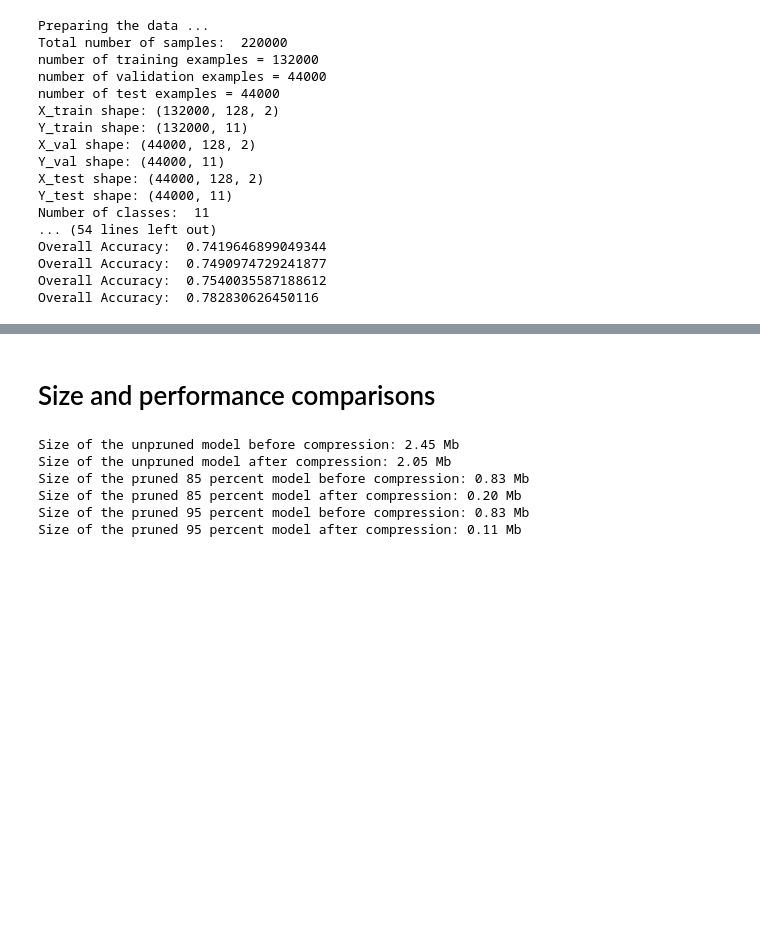
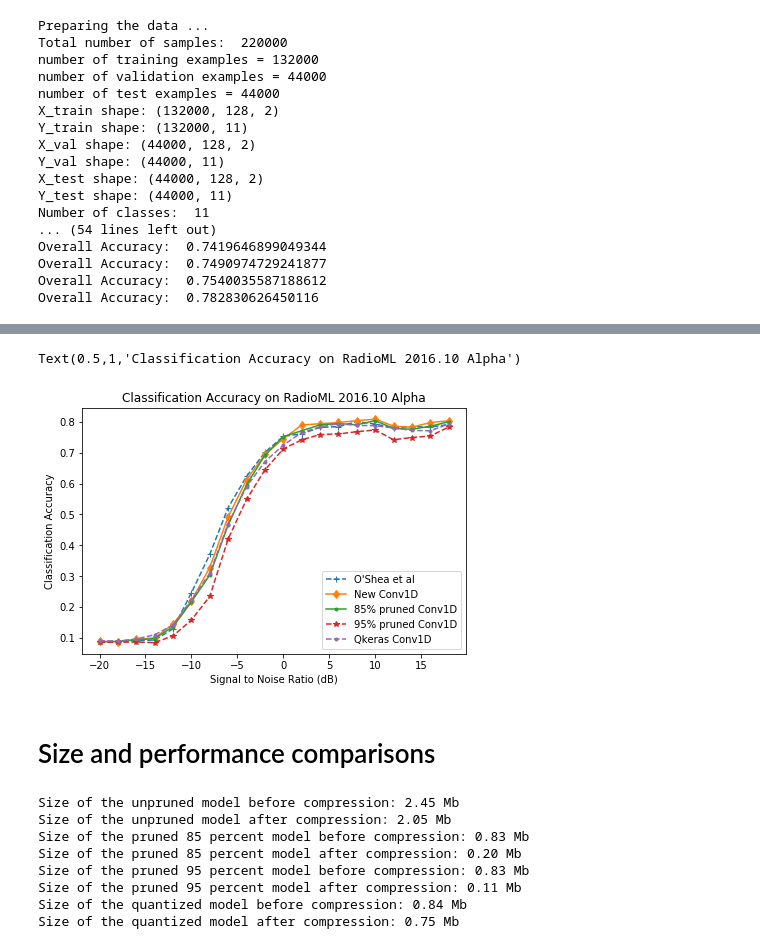
Before and after one commit to Duchstf/hls4ml-RF, a Jupyter notebook: prune_performance.ipynb, the cells around one changed output, grey strips where cells are left out. Drawn from its saved outputs; the diff is of its cells as text; code cells hidden in the pictures; blank space fills up the shorter version.

```diff
--- a/prune_performance.ipynb
+++ b/prune_performance.ipynb
@@ -397,0 +516,2 @@ Text(0.5,1,'Classification Accuracy on RadioML 2016.10 Alpha')
+# %%
+QConv1D_acc = get_qconv1d_accuracy("./CNN/model/QConv1D-v1.h5")
@@ -398,3 +536,27 @@ Text(0.5,1,'Classification Accuracy on RadioML 2016.10 Alpha')
+# %%
+snrs = get_snrs("RML2016.10a_dict.pkl")
+
+# As many times as you like, create a figure fig and save it:
+fig = plt.figure()
+
+# Plot accuracy curve
+plt.plot(snrs, list(map(lambda x: Conv2D_full_acc[x], snrs)),"+--", label = "O'Shea et al")
+plt.plot(snrs, list(map(lambda x: Conv1D_full_acc[x], snrs)), "d-", label = "New Conv1D")
+plt.plot(snrs, list(map(lambda x: Conv1D_85_acc[x], snrs)), ".-",label = "85% pruned Conv1D")
+plt.plot(snrs, list(map(lambda x: Conv1D_95_acc[x], snrs)), "*--", label = "95% pruned Conv1D")
+plt.plot(snrs, list(map(lambda x: QConv1D_acc[x], snrs)), ".--",label = "Qkeras Conv1D")
+
+
+plt.legend(loc='lower right')
+plt.tight_layout()
+
+plt.xlabel("Signal to Noise Ratio (dB)", )
+plt.ylabel("Classification Accuracy")
+plt.title("Classification Accuracy on RadioML 2016.10 Alpha")
+#plt.savefig(fig, dpi = 1000, bbox_inches='tight')
+# %% [output]
+Text(0.5,1,'Classification Accuracy on RadioML 2016.10 Alpha')
+[figure, added]
 # %% [markdown]
 # Size and performance comparisons
 # %%
@@ -407,6 +569,8 @@ keras_file = "./CNN/model/Conv1D-full.h5"
 pruned_keras_file_85 = "./CNN/model/Conv1D-0.85.h5"
 
 pruned_keras_file_95 = "./CNN/model/Conv1D-0.95.h5"
+
+quantized_keras_file = "./CNN/model/QConv1D-v1_weights.h5"
 
 _, zip1 = tempfile.mkstemp('.zip')
 with zipfile.ZipFile(zip1, 'w', compression=zipfile.ZIP_DEFLATED) as f:
@@ -431,6 +595,14 @@ print("Size of the pruned 95 percent model before compression: %.2f Mb" %
       (os.path.getsize(pruned_keras_file_95) / float(2**20)))
 print("Size of the pruned 95 percent model after compression: %.2f Mb" %
       (os.path.getsize(zip3) / float(2**20)))
+
+_, zip4 = tempfile.mkstemp('.zip')
+with zipfile.ZipFile(zip4, 'w', compression=zipfile.ZIP_DEFLATED) as f:
+  f.write(quantized_keras_file)
+print("Size of the quantized model before compression: %.2f Mb" %
+      (os.path.getsize(quantized_keras_file) / float(2**20)))
+print("Size of the quantized model after compression: %.2f Mb" %
+      (os.path.getsize(zip4) / float(2**20)))
 # %% [output]
 Size of the unpruned model before compression: 2.45 Mb
 Size of the unpruned model after compression: 2.05 Mb
@@ -438,3 +610,5 @@ Size of the pruned 85 percent model before compression: 0.83 Mb
 Size of the pruned 85 percent model after compression: 0.20 Mb
 Size of the pruned 95 percent model before compression: 0.83 Mb
 Size of the pruned 95 percent model after compression: 0.11 Mb
+Size of the quantized model before compression: 0.84 Mb
+Size of the quantized model after compression: 0.75 Mb
```
Also changed, not shown: parts of 5 cells of this notebook, 1 other file.
